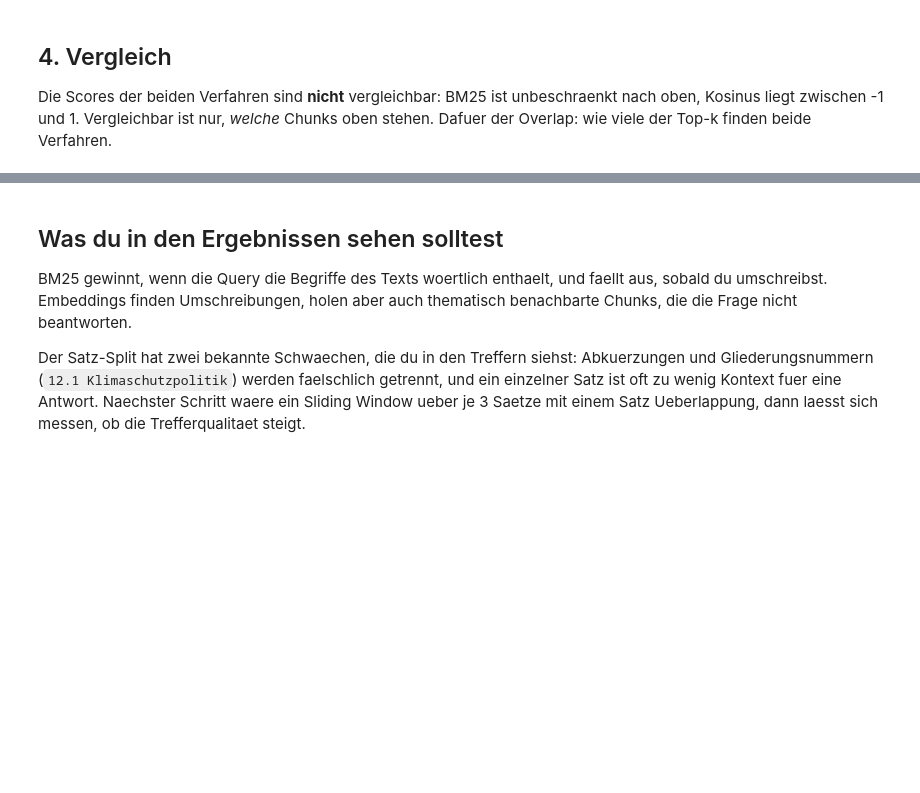
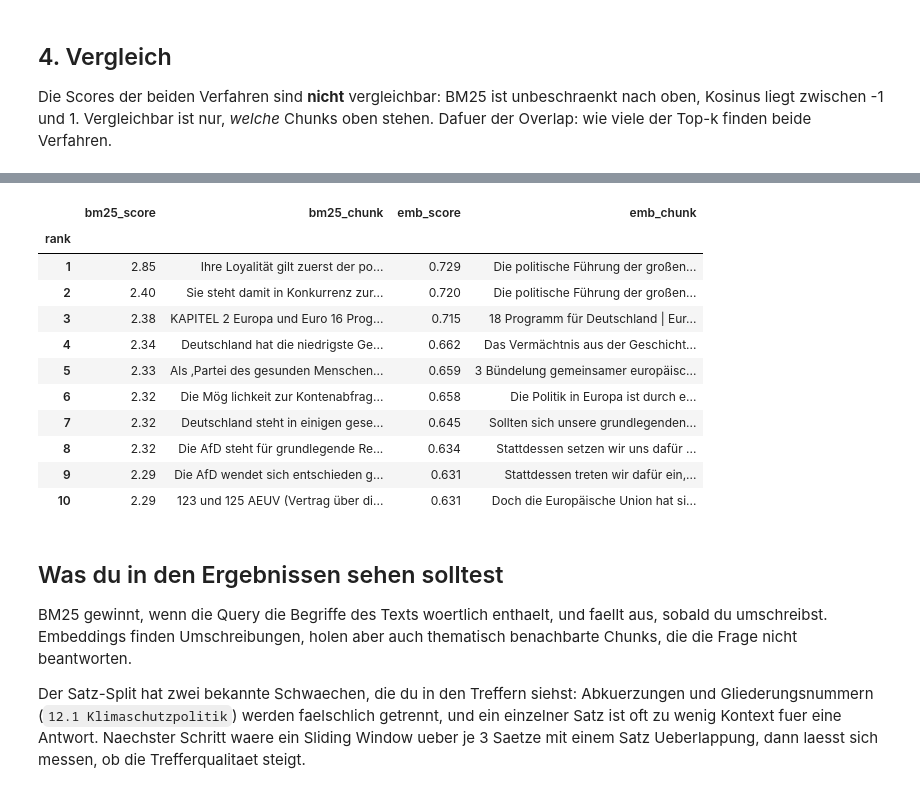
Before and after one commit to Roby290597/bundestag_speeches, a Jupyter notebook: party_program/retrieval_methods.ipynb, the cells around one changed output, grey strips where cells are left out. Saved outputs shown, nothing was run; the diff lists cells and outputs as text; code cells hidden in the pictures; blank space fills up the shorter version.

```diff
--- a/party_program/retrieval_methods.ipynb
+++ b/party_program/retrieval_methods.ipynb
@@ -24,7 +24,7 @@ import matplotlib.pyplot as plt
 with open("AfD_Parteiprogramm2026.txt", "r", encoding="utf-8") as f:
     TXT_PATH = f.read()
 
-TOP_K = 5
+TOP_K = 10
 MIN_CHARS = 50   # sehr kurze Fragmente rausfiltern
 
 MAX_CHARS = 1000  # sehr lange Fragmente rausfiltern
@@ -108,14 +108,14 @@ Result 5:  Eine gesunde Umwelt ist die Lebensgrundlage für alle Menschen und zu
 # %%
 def search_bm25(query: str, k: int = TOP_K):
     """Gibt (indices, scores) der k besten Chunks zurueck."""
-    query_tokens = bm25s.tokenize(query, stopwords="de", show_progress=False)
+    query_tokens = bm25s.tokenize(query, stopwords="de", show_progress=False, stemmer = stemmer )
     results, scores = bm25.retrieve(query_tokens, k=k, show_progress=False)
     return results[0], scores[0]
 
 
 query = "Was ist die Stellungnahme der Partei zum Klimaschutz?"
 
-results, scores = search_bm25(query)
+results, scores = search_bm25(query, 30)    #### TF-IDF / BM25 score search using bm25s
 for i, s in zip(results, scores):
-    print(f"{s:6.2f}  {chunks[i]}")
+    print(f"{s:6.5f}  {chunks[i]}")
 # %% [output]
@@ -227,6 +270,19 @@ pd.DataFrame(rows)
 # %%
 # Einzelne Query im Detail anschauen
-compare(QUERIES[3])
+compare(QUERIES[1])
+# %% [output]
+|  | bm25_score | bm25_chunk | emb_score | emb_chunk |
+| rank |  |  |  |  |
+| 1 | 2.85 | Ihre Loyalität gilt zuerst der po... | 0.729 | Die politische Führung der großen... |
+| 2 | 2.40 | Sie steht damit in Konkurrenz zur... | 0.720 | Die politische Führung der großen... |
+| 3 | 2.38 | KAPITEL 2 Europa und Euro 16 Prog... | 0.715 | 18 Programm für Deutschland | Eur... |
+| 4 | 2.34 | Deutschland hat die niedrigste Ge... | 0.662 | Das Vermächtnis aus der Geschicht... |
+| 5 | 2.33 | Als ‚Partei des gesunden Menschen... | 0.659 | 3 Bündelung gemeinsamer europäisc... |
+| 6 | 2.32 | Die Mög lichkeit zur Kontenabfrag... | 0.658 | Die Politik in Europa ist durch e... |
+| 7 | 2.32 | Deutschland steht in einigen gese... | 0.645 | Sollten sich unsere grundlegenden... |
+| 8 | 2.32 | Die AfD steht für grundlegende Re... | 0.634 | Stattdessen setzen wir uns dafür ... |
+| 9 | 2.29 | Die AfD wendet sich entschieden g... | 0.631 | Stattdessen treten wir dafür ein,... |
+| 10 | 2.29 | 123 und 125 AEUV (Vertrag über di... | 0.631 | Doch die Europäische Union hat si... |
 # %% [markdown]
 ## Was du in den Ergebnissen sehen solltest
 
```
Also changed, not shown: parts of 12 cells of this notebook, 1 other file.
